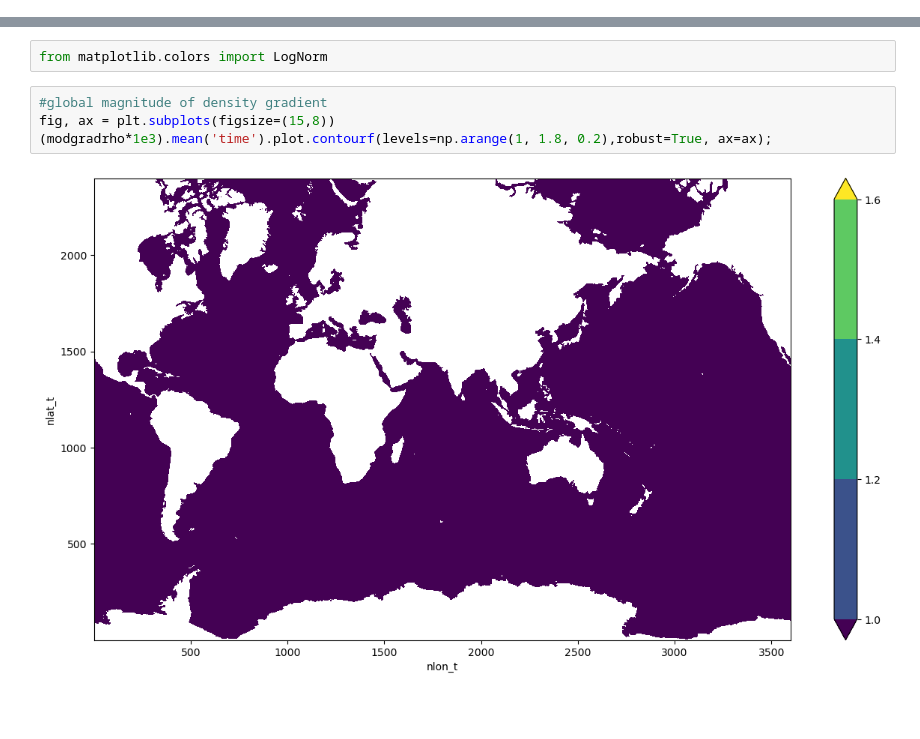
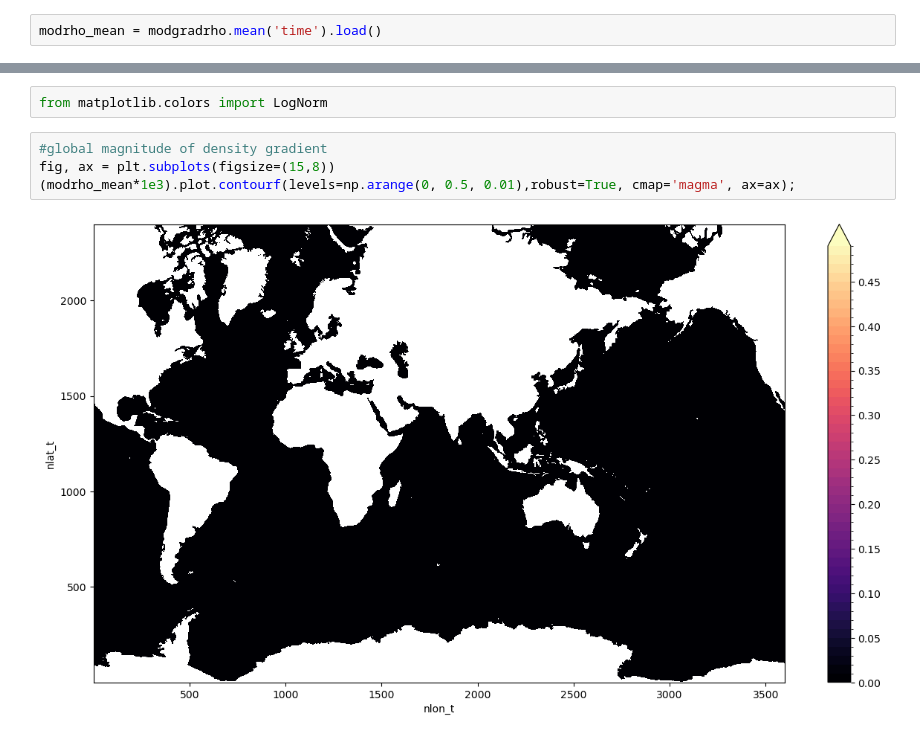
Before and after one commit to shanicetbailey/SST-gradients, a Jupyter notebook: CESM/4_ann_mean.ipynb, the cells around one changed output, grey strips where cells are left out. Saved outputs shown, nothing was run; the diff lists cells and outputs as text; blank space fills up the shorter version.

```diff
--- a/CESM/4_ann_mean.ipynb
+++ b/CESM/4_ann_mean.ipynb
@@ -117,6 +141,8 @@ rho = fastjmd95.rho(ds_ren.SSS, ds_ren.SST, 0)
 
 gradrho = gradient(rho)
 modgradrho = np.sqrt(gradrho[0]**2 + gradrho[-1]**2)
+# %%
+modrho_mean = modgradrho.mean('time').load()
 # %%
 rho.mean('time').plot.contourf(levels=np.arange(1000, 1035, 5))
 # %% [output]
@@ -132,9 +158,9 @@ from matplotlib.colors import LogNorm
 # %%
 #global magnitude of density gradient
 fig, ax = plt.subplots(figsize=(15,8))
-(modgradrho*1e3).mean('time').plot.contourf(levels=np.arange(1, 1.8, 0.2),robust=True, ax=ax);
+(modrho_mean*1e3).plot.contourf(levels=np.arange(0, 0.5, 0.01),robust=True, cmap='magma', ax=ax);
 # %% [output]
-[figure, old version]
+[figure, new version]
 # %%
 #ATL ocean
 fig, ax = plt.subplots(figsize=(5,8))
```
Also changed, not shown: parts of 18 cells of this notebook.
